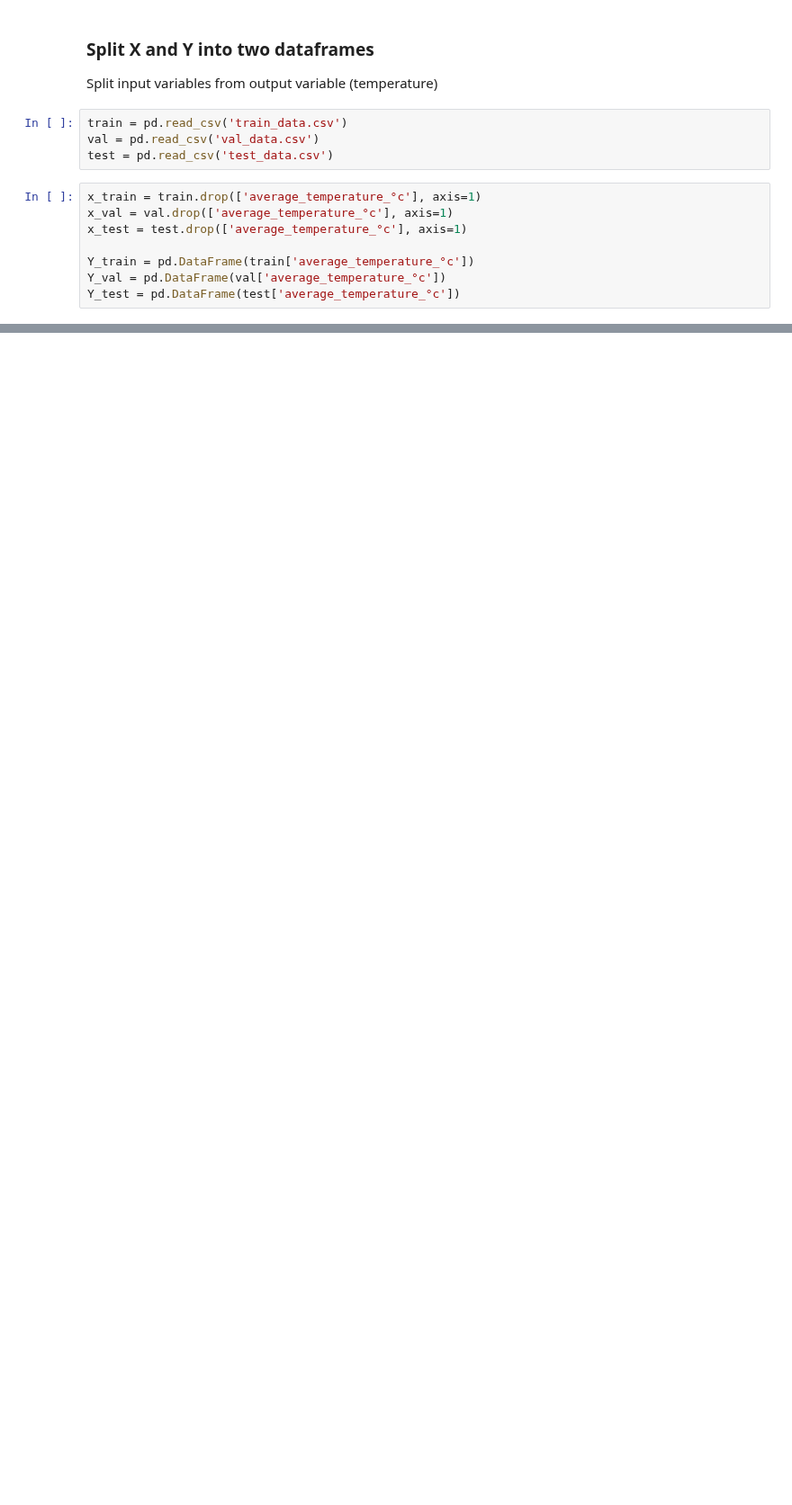
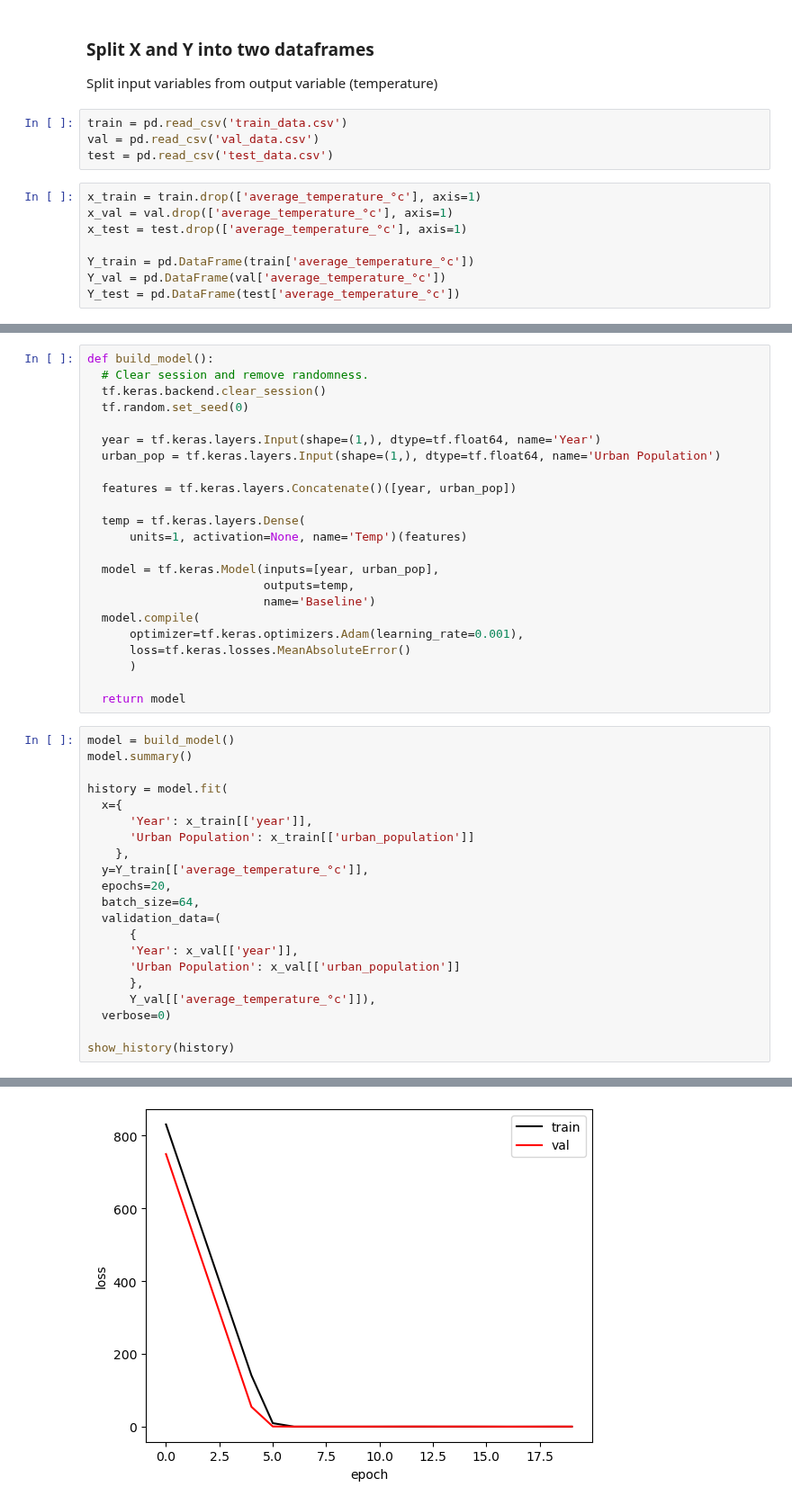
Before and after one commit to fayesimone/agriculture_emissions_prediction, a Jupyter notebook: Model_Building.ipynb, the cells around one changed output, grey strips where cells are left out. Shown at 90% size. Drawn from its saved outputs; the diff is of its cells as text; blank space fills up the shorter version.

Commit message:
Add baseline and linear regression models

```diff
--- a/Model_Building.ipynb
+++ b/Model_Building.ipynb
@@ -66,0 +72,45 @@ def show_history(history):
+# %%
+def build_model():
+  # Clear session and remove randomness.
+  tf.keras.backend.clear_session()
+  tf.random.set_seed(0)
+
+  year = tf.keras.layers.Input(shape=(1,), dtype=tf.float64, name='Year')
+  urban_pop = tf.keras.layers.Input(shape=(1,), dtype=tf.float64, name='Urban Population')
+
+  features = tf.keras.layers.Concatenate()([year, urban_pop])
+
+  temp = tf.keras.layers.Dense(
+      units=1, activation=None, name='Temp')(features)
+
+  model = tf.keras.Model(inputs=[year, urban_pop],
+                         outputs=temp,
+                         name='Baseline')
+  model.compile(
+      optimizer=tf.keras.optimizers.Adam(learning_rate=0.001),
+      loss=tf.keras.losses.MeanAbsoluteError()
+      )
+
+  return model
+# %%
+model = build_model()
+model.summary()
+
+history = model.fit(
+  x={
+      'Year': x_train[['year']],
+      'Urban Population': x_train[['urban_population']]
+    },
+  y=Y_train[['average_temperature_°c']],
+  epochs=20,
+  batch_size=64,
+  validation_data=(
+      {
+      'Year': x_val[['year']],
+      'Urban Population': x_val[['urban_population']]
+      },
+      Y_val[['average_temperature_°c']]),
+  verbose=0)
+
+show_history(history)
+# %% [output]
@@ -66,0 +136 @@ def show_history(history):
+[figure, added]
```
Also changed, not shown: parts of 8 cells of this notebook.
